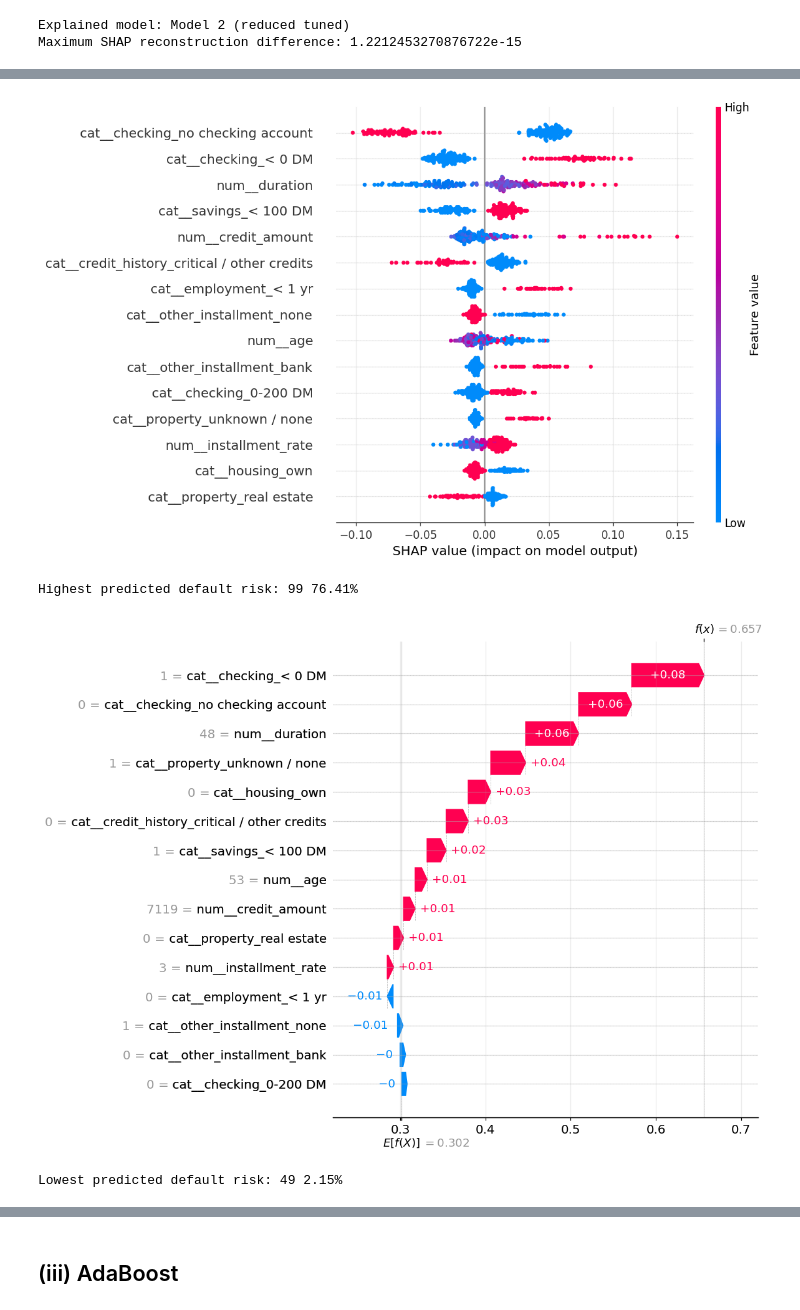
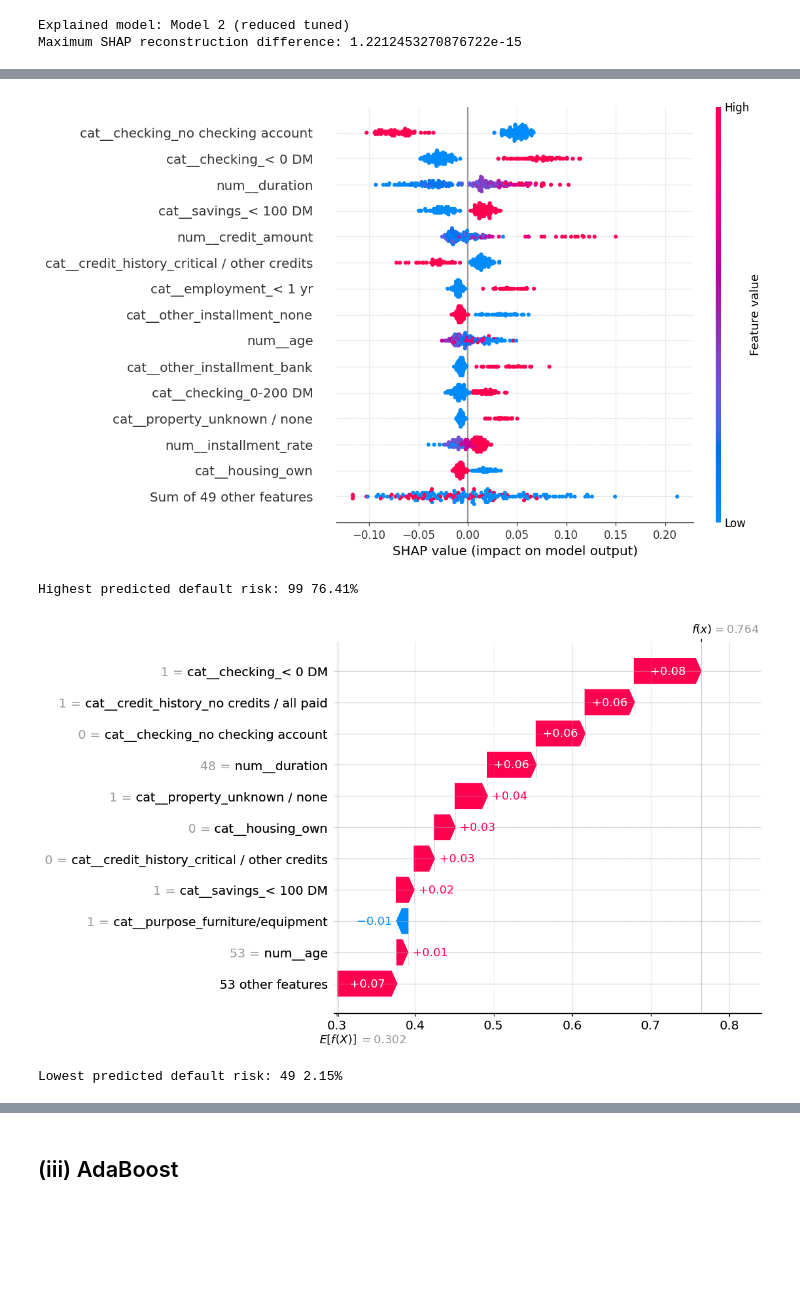
Before and after one commit to chrisgoh9/dseqf4212-group8, a Jupyter notebook: dseqf4212-group8.ipynb, the cells around one changed output, grey strips where cells are left out. Saved outputs shown, nothing was run; the diff lists cells and outputs as text; code cells hidden in the pictures; blank space fills up the shorter version.

```diff
--- a/dseqf4212-group8.ipynb
+++ b/dseqf4212-group8.ipynb
@@ -1174,6 +1154,7 @@ Model 2: 63 encoded model inputs
 # %% [markdown]
 ### Final Comparison - Baseline vs Model 1 vs Model 2
 # %%
+
 fitted = {
     'Baseline (full)': (baseline, full_features),
     'Model 1 (full tuned)': (model1, full_features),
@@ -1187,13 +1168,16 @@ for name, (pipe, features) in fitted.items():
     labels = (probabilities > rf_threshold).astype(int)
     predictions[name] = (probabilities, labels)
 
-    tn, fp, fn, tp = confusion_matrix(rf_y_test, labels, labels=[0, 1]).ravel()
+    tn, fp, fn, tp = confusion_matrix(
+        rf_y_test, labels, labels=[0, 1]
+    ).ravel()
 
     rows.append({
         'Model': name,
         'Raw features': len(features),
         'Encoded features': len(pipe.named_steps['preprocessor'].get_feature_names_out()),
-        'CV ROC-AUC': float(cv_table.loc[cv_table['Model'].eq(name), 'CV ROC-AUC'].iloc[0]),
+        'CV AUC': float(cv_table.loc[cv_table['Model'].eq(name), 'CV AUC'].iloc[0]),
+        'SD': float(cv_table.loc[cv_table['Model'].eq(name), 'SD'].iloc[0]),
         'Test ROC-AUC': roc_auc_score(rf_y_test, probabilities),
         'Accuracy': accuracy_score(rf_y_test, labels),
         'Precision': precision_score(rf_y_test, labels, zero_division=0),
@@ -1211,7 +1195,7 @@ display(comparison.round(4))
 
 print('Reminder: test metrics describe held-out performance, not a basis for retuning.')
 
-# Explicit final predictions for the CV-selected Random Forest.
+# Explicit final predictions for the CV-selected Random Forest
 rf_selected_model, rf_selected_features = fitted[selected_by_cv]
 
 rf_selected_test_prob = predictions[selected_by_cv][0]
@@ -1221,7 +1205,9 @@ rf_selected_tn, rf_selected_fp, rf_selected_fn, rf_selected_tp = confusion_matri
     rf_y_test, rf_selected_test_pred, labels=[0, 1]
 ).ravel()
 
-rf_selected_cost = (5 * rf_selected_fn + rf_selected_fp) / len(rf_y_test)
+rf_selected_cost = (
+    5 * rf_selected_fn + rf_selected_fp
+) / len(rf_y_test)
 
 print(f'\nCV-selected model: {selected_by_cv}')
 print(f'Policy threshold: {rf_threshold:.6f} (flag if probability > threshold)')
@@ -1304,25 +1290,32 @@ assert error < 1e-6, 'Check the SHAP output scale/class selection.'
 Explained model: Model 2 (reduced tuned)
 Maximum SHAP reconstruction difference: 1.2212453270876722e-15
 # %%
-# Select top 15 features based on mean absolute SHAP values
-top15_idx = np.argsort(
-    np.abs(shap_default.values).mean(axis=0)
-)[-15:][::-1]
+# SHAP bar plot
+shap.plots.bar(
+    shap_default,
+    max_display=15)
 
-# SHAP bar plot: Top 15 features only
-shap.plots.bar(shap_default[:, top15_idx], max_display=15)
+# SHAP beeswarm plot
+shap.plots.beeswarm(
+    shap_default,
+    max_display=15,
+    group_remaining_features=True)
 
-shap.plots.beeswarm(
-    shap_default[:, top15_idx],
-    max_display=15,
-    group_remaining_features=False
-)
-
+# SHAP waterfall plots: Top 10 features + remaining features grouped
 hi, lo = int(np.argmax(proba)), int(np.argmin(proba))
 
+# Highest predicted default risk
 print('Highest predicted default risk:', hi, f'{proba[hi]:.2%}')
-shap.plots.waterfall(shap_default[hi, top15_idx], max_display=15)
 
+# SHAP waterfall plot
+shap.plots.waterfall(
+    shap_default[hi],
+    max_display=11)
+
+# Lowest predicted default risk
 print('Lowest predicted default risk:', lo, f'{proba[lo]:.2%}')
-shap.plots.waterfall(shap_default[lo, top15_idx], max_display=15)
+
+shap.plots.waterfall(
+    shap_default[lo],
+    max_display=11)
 # %% [output]
@@ -1330,4 +1323,4 @@ shap.plots.waterfall(shap_default[lo, top15_idx], max_display=15)
-[figure, old version]
+[figure, new version]
 Highest predicted default risk: 99 76.41%
-[figure, old version]
+[figure, new version]
 Lowest predicted default risk: 49 2.15%
```
Also changed, not shown: parts of 21 cells of this notebook.
